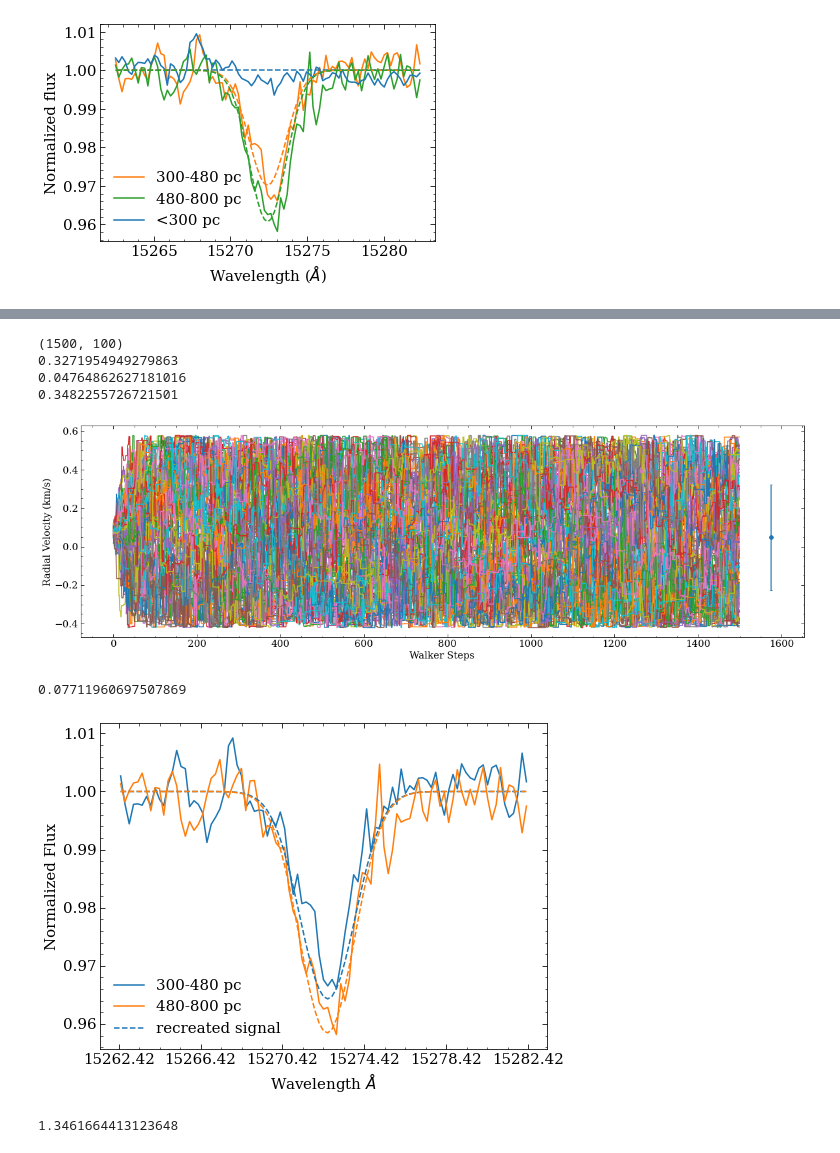
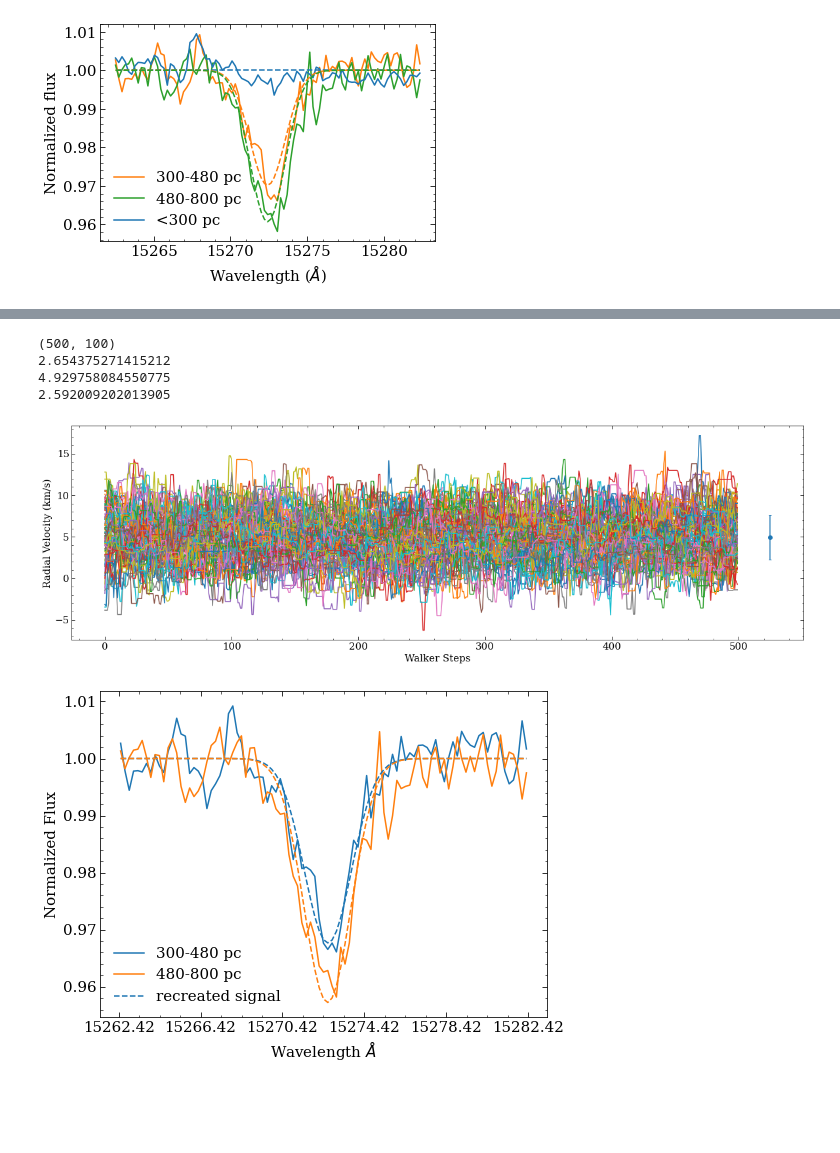
Before and after one commit to aidantmcb/CACloudKT, a Jupyter notebook: 230427_CACloudKT.ipynb, the cells around one changed output, grey strips where cells are left out. Drawn from its saved outputs; the diff is of its cells as text; code cells hidden in the pictures; blank space fills up the shorter version.

```diff
--- a/230427_CACloudKT.ipynb
+++ b/230427_CACloudKT.ipynb
@@ -390,11 +610,8 @@ def logprob(v, logprior = logprior, loglikely = loglikely, **kwargs):
 # %%
-nwalkers = 100 # + 50 + 50 + 50
 ndim = len(voxel_dist)
-ndim = 2 * len(voxel_dist) + 1
-prior_mult = 4
 
 sampler = emcee.EnsembleSampler(nwalkers, ndim , logprob, kwargs  = {'prior_mult':  prior_mult, 'v_max': 10, 'sigma': signal_errs})
 # init =  np.tile(voxel_rvelo, nwalkers).reshape((nwalkers, ndim)) + np.random.normal(0, 1/np.sqrt(SNR), (nwalkers, ndim))
-init = 5 *(np.random.random((nwalkers, ndim)) - 0.5)
-init[:, -1] = 2 + np.random.random(nwalkers)
+# init = 5 *(np.random.random((nwalkers, ndim)) - 0.5)
+# init[:, -1] = 2 + np.random.random(nwalkers)
 # init = np.hstack([init, 10 * np.ones(nwalkers).T[:, np.newaxis]])
@@ -442,5 +617,0 @@ array([0.        , 0.24856834, 0.07885556])
-# %%
-sampler = emcee.EnsembleSampler(nwalkers, ndim , logprob_2, kwargs  = {'prior_mult':  2, 'v_max': 5, 'sigma': signal_errs})
-# init =  np.tile(voxel_rvelo, nwalkers).reshape((nwalkers, ndim)) + np.random.normal(0, 1/np.sqrt(SNR), (nwalkers, ndim))
-# init = 1 * (np.random.random((nwalkers, ndim)) - 0.5)
-# init = np.hstack([init, 10 * np.ones(nwalkers).T[:, np.newaxis]])
@@ -451,7 +618,3 @@ init.shape
-# %%
-init = 5 *(np.random.random((nwalkers, ndim)) - 0.5)
-init[:, 3:-1] = voxel_dAv_dd[np.newaxis, :] + 0.05*(np.random.random(init[:, 3:-1].shape)-0.5)
-init[:, -1] = 1.27 + 0.2 * (np.random.random(nwalkers) -0.5)
 # %%
-steps = 1500
+steps = 500
 sampler.run_mcmc(init,  steps);
@@ -477,43 +639,39 @@ sampler.chain.shape
 # %%
 fig, ax = plt.subplots(figsize = (20, 6))
 
 normalize = matplotlib.colors.Normalize(-10, 10)
 cmap = matplotlib.cm.viridis
 cmappable = matplotlib.cm.ScalarMappable(norm = normalize, cmap = cmap)
 colors = cmap(np.linspace(0,1,ndim))
 
 # for i in range(ndim):
-i = 5
+i = 1
 walkers = sampler.chain[:,:,i].T
 print(walkers.shape)
 points = ax.plot(walkers)
 
 cutoff = 100
 median = np.median(walkers[100:, :])
 perc16err =  median - np.percentile(walkers[100:, :], 16)
 perc84err =  np.percentile(walkers[100:, :], 84) - median
 stdeviation =  np.std(walkers[100,:], ddof = 1)
 print(perc16err)
 print(median)
 print(perc84err)
 
 
 plt.errorbar(x = steps + 0.05 * steps, y = median, yerr = stdeviation, fmt = 'o', capsize = 2)
 
 # fig.colorbar(cmappable, label = 'Velocity ')
 ax.set_xlabel("Walker Steps")
 ax.set_ylabel('Radial Velocity (km/s)')
 plt.show()
 # %% [output]
-(1500, 100)
-0.3271954949279863
-0.04764862627181016
-0.3482255726721501
+(500, 100)
+2.654375271415212
+4.929758084550775
+2.592009202013905
-[figure, old version]
+[figure, new version]
-# %%
-median_5
-# %% [output]
-0.07711960697507869
 # %%
 fig, ax = plt.subplots(figsize = (8,6))
 ax.plot(wavs_window, dstack1, label = '300-480 pc')
@@ -522,17 +680,16 @@ ax.plot(wavs_window, dstack2, label = '480-800 pc')
 median_0 = np.nanmedian(samples[50:, 0])
 median_1 = np.nanmedian(samples[50:, 1])
 median_2 = np.nanmedian(samples[50:, 2])
-median_3 = np.nanmedian(samples[50:, 3])
-median_4 = np.nanmedian(samples[50:, 4])
-median_5 = np.nanmedian(samples[50:, 5])
-median_6 = np.nanmedian(samples[50:, 6])
+# median_3 = np.nanmedian(samples[50:, 3])
+# median_4 = np.nanmedian(samples[50:, 4])
+# median_5 = np.nanmedian(samples[50:, 5])
+# median_6 = np.nanmedian(samples[50:, 6])
 
-dAV_dd_mc = np.array([median_3, median_4, median_5])
 
 std_1 = np.std(samples[50:, 1], ddof = 1)
 std_2 = np.std(samples[50:, 2], ddof = 1)
 
-signal_recreated = make_signals(np.array([median_0, median_1, median_2]),dAv_dd = dAV_dd_mc, sigma0 = median_6)
+signal_recreated = make_signals(np.array([median_0, median_1, median_2]),dAv_dd = dAV_dd_mc, sigma0 = sigma0)
 ax.plot(wavs_window, signal_recreated[1, :], color = 'C0', linestyle = 'dashed', label = 'recreated signal')
 ax.plot(wavs_window, signal_recreated[2, :], color = 'C1', linestyle = 'dashed')
 
@@ -546,8 +703,4 @@ ax.set_xticks(np.arange(lambda0-10, lambda0 + 12, 4))
 
 plt.show()
 # %% [output]
-[figure, old version]
+[figure, new version]
-# %%
-median_6
-# %% [output]
-1.3461664413123648
```
Also changed, not shown: parts of 27 cells of this notebook.
